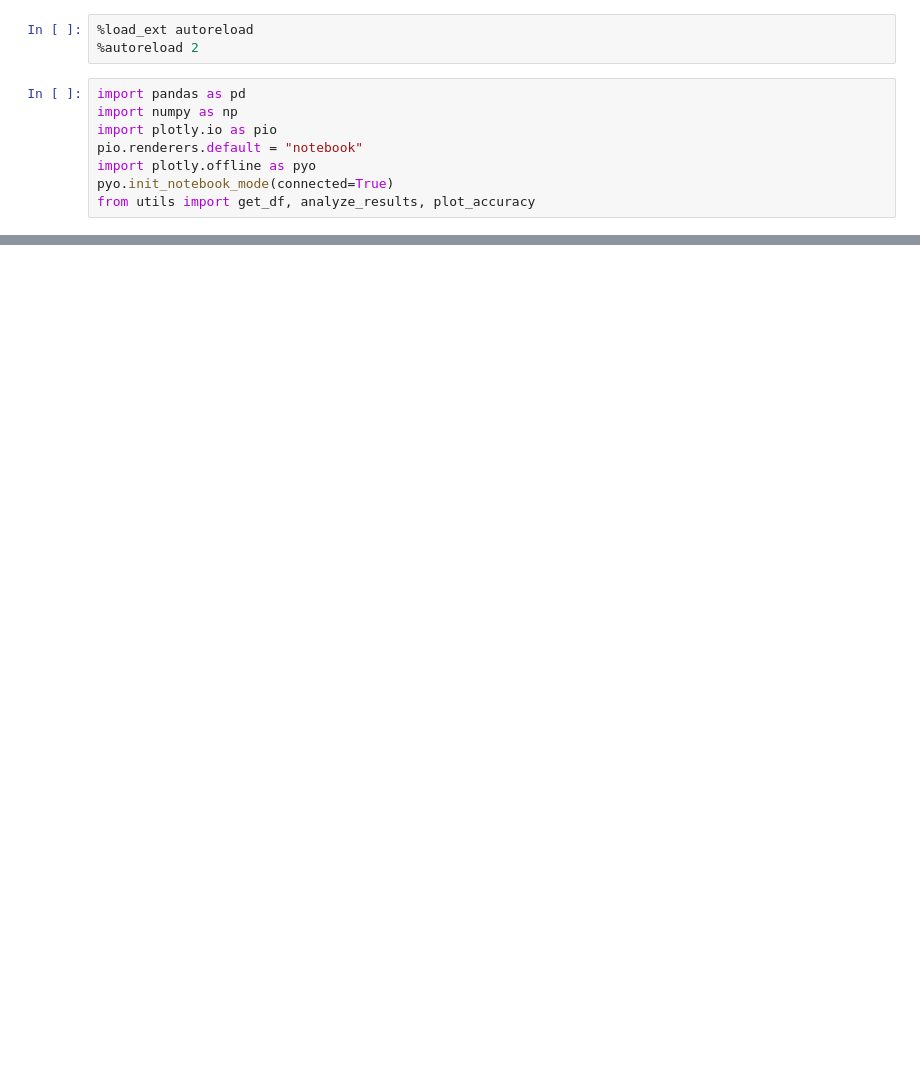
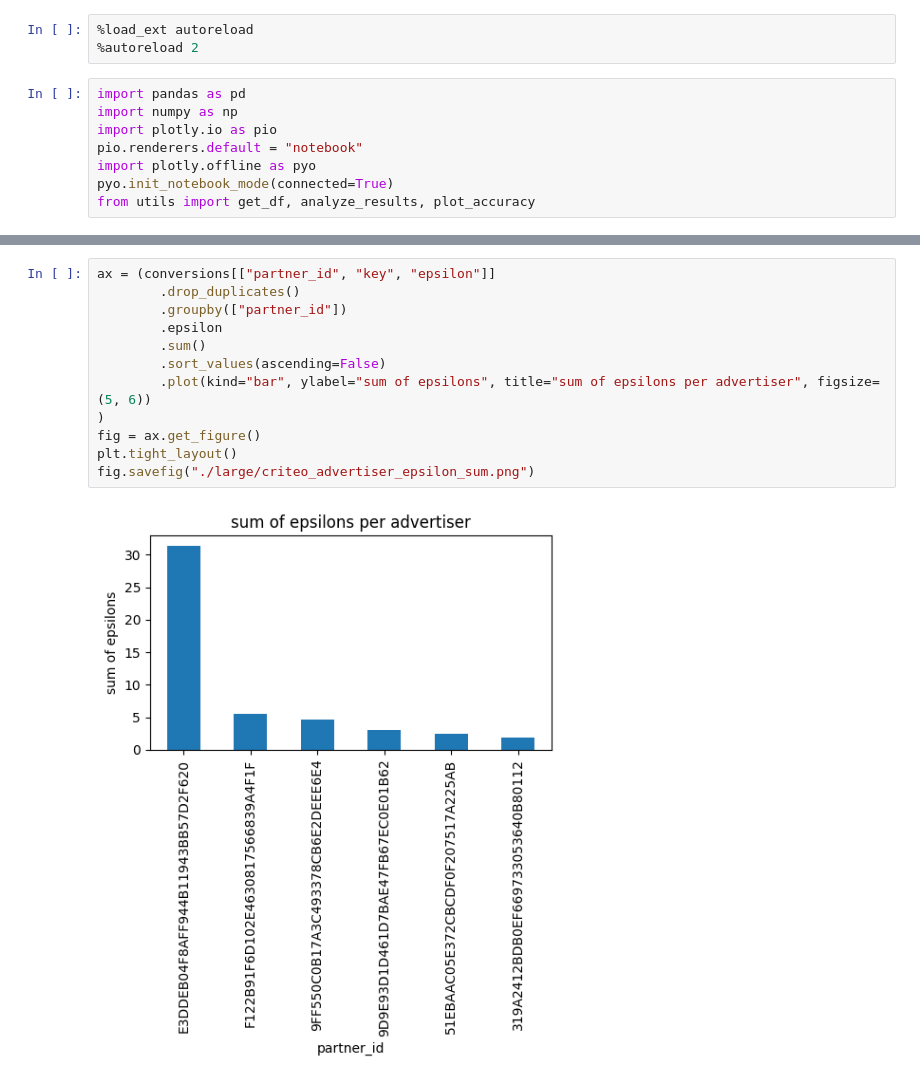
Before and after one commit to columbia/cookiemonster, a Jupyter notebook: notebooks/criteo_analysis.ipynb, the cells around one changed output, grey strips where cells are left out. Saved outputs shown, nothing was run; the diff lists cells and outputs as text; blank space fills up the shorter version.

```diff
--- a/notebooks/criteo_analysis.ipynb
+++ b/notebooks/criteo_analysis.ipynb
@@ -102,0 +59,14 @@ df
+# %%
+ax = (conversions[["partner_id", "key", "epsilon"]]
+        .drop_duplicates()
+        .groupby(["partner_id"])
+        .epsilon
+        .sum()
+        .sort_values(ascending=False)
+        .plot(kind="bar", ylabel="sum of epsilons", title="sum of epsilons per advertiser", figsize=(5, 6))
+)
+fig = ax.get_figure()
+plt.tight_layout()
+fig.savefig("./large/criteo_advertiser_epsilon_sum.png")
+# %% [output]
+[figure, added]
```
Also changed, not shown: parts of 11 cells of this notebook, 22 other files.
